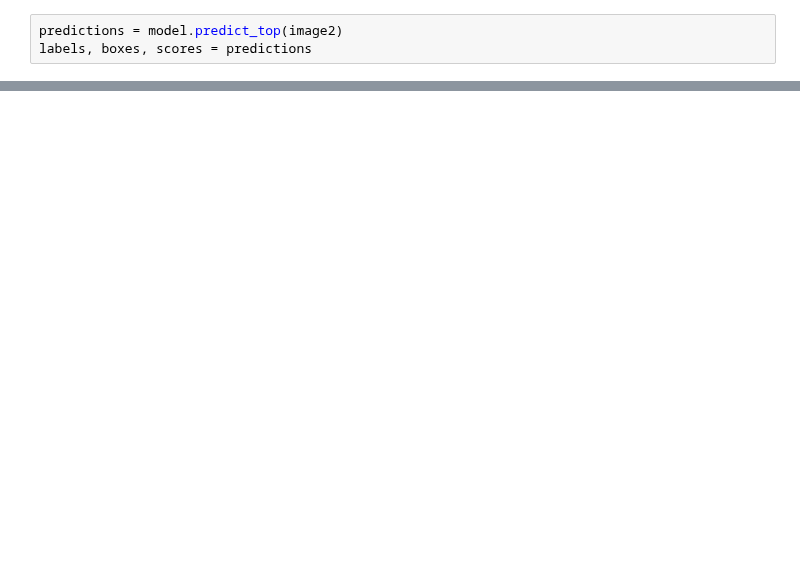
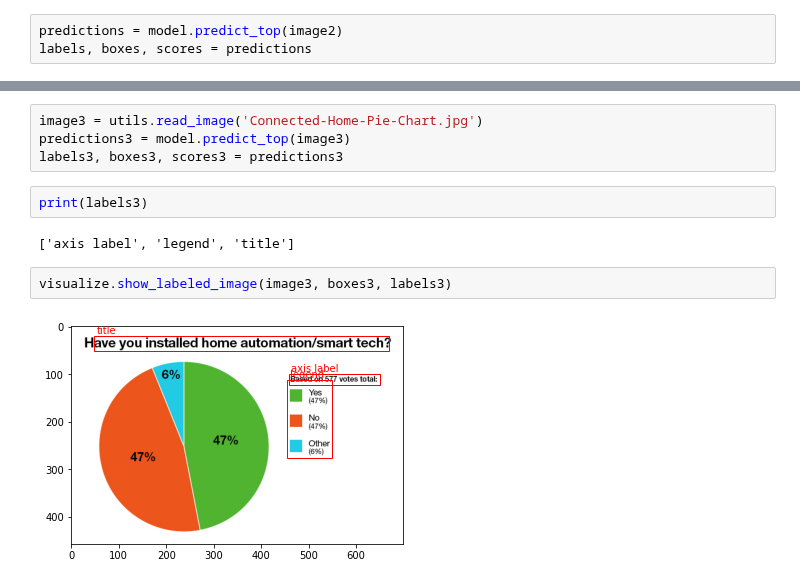
Before and after one commit to anirudh-g/Msc-Data-science, a Jupyter notebook: Object_detection.ipynb, the cells around one changed output, grey strips where cells are left out. Drawn from its saved outputs; the diff is of its cells as text; blank space fills up the shorter version.

```diff
--- a/Object_detection.ipynb
+++ b/Object_detection.ipynb
@@ -132,0 +144,12 @@ visualize.show_labeled_image(image2, boxes, labels)
+# %%
+image3 = utils.read_image('Connected-Home-Pie-Chart.jpg')
+predictions3 = model.predict_top(image3)
+labels3, boxes3, scores3 = predictions3
+# %%
+print(labels3)
+# %% [output]
+['axis label', 'legend', 'title']
+# %%
+visualize.show_labeled_image(image3, boxes3, labels3)
+# %% [output]
+[figure, added]
```
Also changed, not shown: parts of 14 cells of this notebook.
